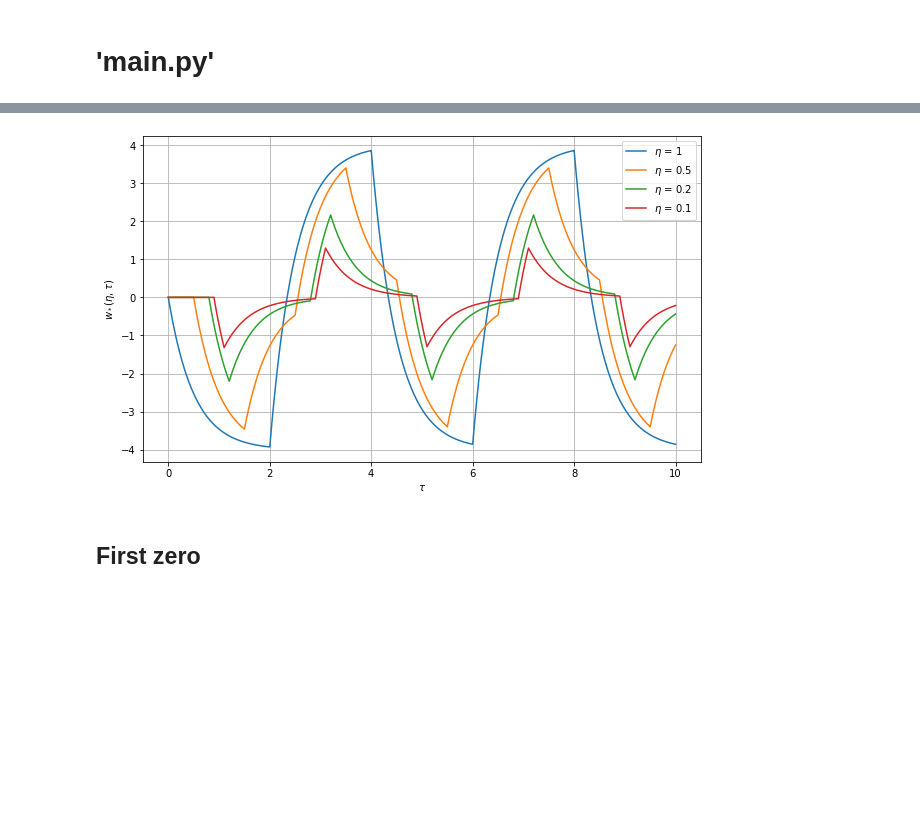
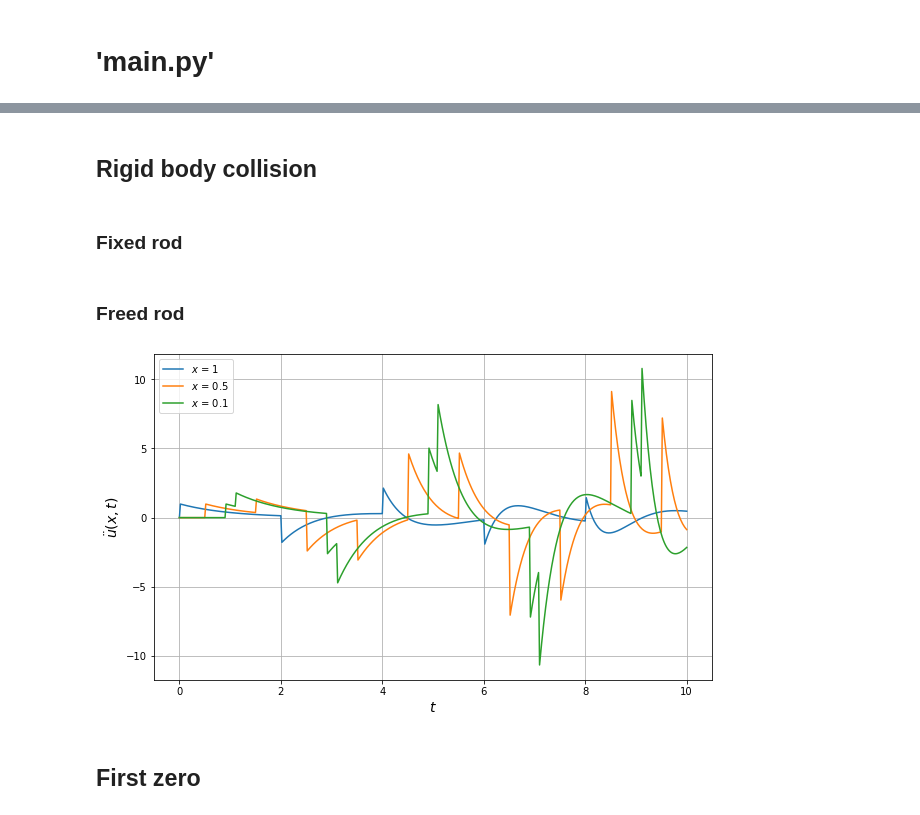
Before and after one commit to rayannott/wave_pde_analytical, a Jupyter notebook: longitudinal_oscillations.ipynb, the cells around one changed output, grey strips where cells are left out. Drawn from its saved outputs; the diff is of its cells as text; code cells hidden in the pictures; blank space fills up the shorter version.

Commit message:
Added fontsize to plot function; improved overall notebooks structure

```diff
--- a/longitudinal_oscillations.ipynb
+++ b/longitudinal_oscillations.ipynb
@@ -85,5 +168,5 @@ def tau_star(const):
 # %% [markdown]
 # 'main.py'
 # %%
-tau = np.linspace(0, 10, 501)
+t = np.linspace(0, 10, 501)
 # tau = np.linspace(0, 20, 1001) # update tau to larger interval
@@ -120,8 +233,51 @@ if False:
+# %% [markdown]
+## Rigid body collision
+# %% [markdown]
+### Fixed rod
+# %%
+#----Rigid body collision, fixed rod (alpha=1)
+if 0:
+    etas = [1, 0.8, 0.5, 0.1]
+    alpha = 1
+    fixed_analytical_hit = solve(u_hit_fixed, etas, t, params=alpha)
+
+#----Epsilon for Rigid body collision, fixed rod (alpha=1)
+if 1:
+    etas = [1, 0.8, 0.5, 0.1]
+    alpha = 1
+    fixed_analytical_hit_eps = solve(eps_u_hit_fixed, etas, t, params=alpha)
+
+#----Acceleration for Rigid body collision, fixed rod (alpha=1)
+if 1:
+    etas = [1, 0.8, 0.5, 0.1]
+    alpha = 1
+    fixed_analytical_hit_acc = solve(acc_u_hit_fixed, etas, t, params=alpha)
+# %% [markdown]
+### Freed rod
+# %%
+#----Rigid body collision, freed rod (alpha=1)
+if 0:
+    etas = [1, 0.5, 0.1]
+    alpha = 1
+    freed_analytical_hit = solve(u_hit_freed, etas, t, params=alpha)
+
+#----Epsilon for Rigid body collision, freed rod (alpha=1)
+if 0:
+    etas = [1, 0.5, 0.1]
+    alpha = 1
+    freed_analytical_hit_eps = solve(eps_u_hit_freed, etas, t, params=alpha)
+
+#----Acceleration for Rigid body collision, freed rod (alpha=1)
+if 1:
+    etas = [1, 0.5, 0.1]
+    alpha = 1
+    freed_analytical_hit_acc = solve(acc_u_hit_freed, etas, t, params=alpha)
 # %%
-plot_results(tau, fixed_analytical_damp, etas, figname=None,
-             lgd=r'$\eta$', xl=r'$\tau$', yl=r'$w_*(\eta,\tau)$', title=None)
+fname = 'freed_analytical_hit_acc'
+plot_results(t, freed_analytical_hit_acc, etas, figname=fname,
+             lgd=r'$x$', xl=r'$t$', yl=r'$\ddot{u}(x,t)$', fontsize=14, title=None)
 # %% [output]
-[figure, old version]
+[figure, new version]
 # %% [markdown]
 ## First zero
 # %%
```
Also changed, not shown: parts of 11 cells of this notebook, 3 other files.
